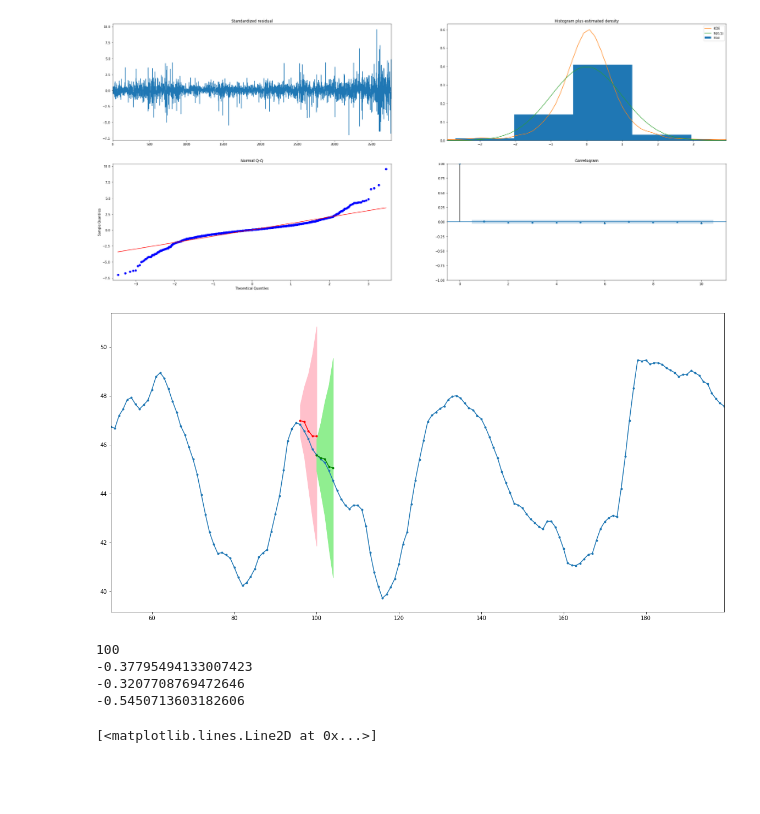
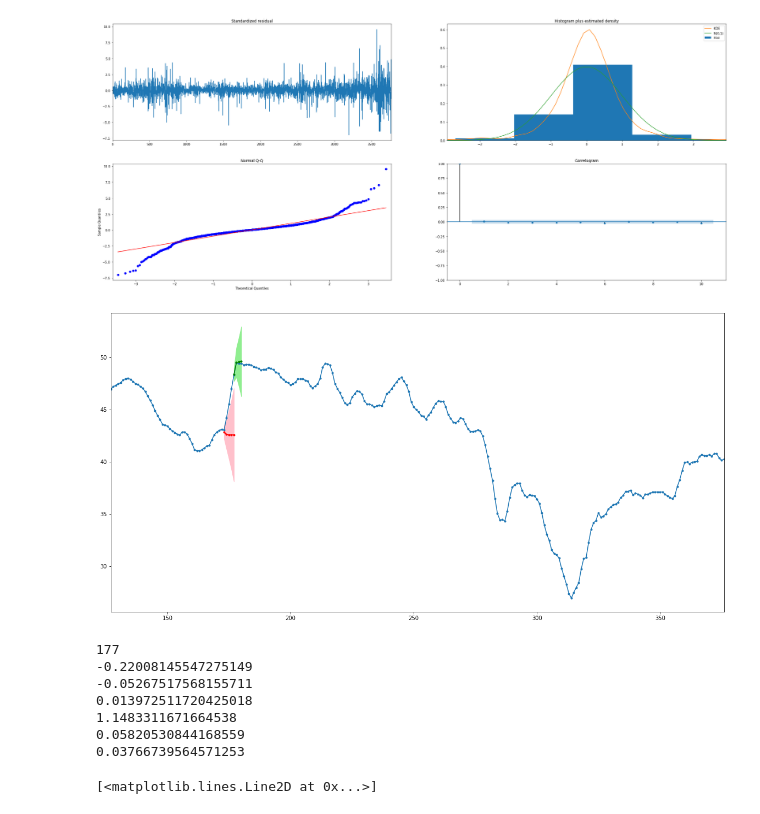
Before and after one commit to webclinic017/happycoding, a Jupyter notebook: Pair trade_Time_series/Back_test.ipynb, the cells around one changed output. Cells and saved outputs as stored; diff of their text form; code cells hidden in the pictures; blank space fills up the shorter version.

```diff
--- a/Pair trade_Time_series/Back_test.ipynb
+++ b/Pair trade_Time_series/Back_test.ipynb
@@ -101,35 +98,44 @@ Warnings:
 [1] Covariance matrix calculated using the outer product of gradients (complex-step).
 [figure]
 # %%
-test_start=-3700-71+100
+test_start=-3700-71+177
 back_forecast=results.get_prediction(start=test_start-4, end=test_start, dynamic=True)
-for_forecast=results.get_prediction(start=test_start, end=test_start+4, dynamic=True)
+for_forecast=results.get_prediction(start=test_start, end=test_start+3, dynamic=True)
 mean_forecast=back_forecast.predicted_mean
 mean_predict=for_forecast.predicted_mean
 
 conf_intervals=back_forecast.conf_int()
 for_intervals=for_forecast.conf_int()
 #conf_intervals.head()
 plt.figure(figsize=(20,10))
-test_data.Dog_leash[test_start-50:test_start+100].plot(marker='.')
+test_data.Dog_leash[test_start-50:test_start+200].plot(marker='.')
 plt.plot(mean_forecast.index, mean_forecast.values, color='red', marker='.', label='forecast')
 plt.plot(mean_predict.index, mean_predict.values, color='green', marker='.', label='prediction')
 plt.fill_between(conf_intervals.index, conf_intervals['lower Dog_leash'], conf_intervals['upper Dog_leash'], color='pink')
 plt.fill_between(for_intervals.index, for_intervals['lower Dog_leash'], for_intervals['upper Dog_leash'], color='lightgreen')
 plt.show()
 print(len(test_data.index)+test_start)
-first_var=test_data.iloc[len(test_data.index)+test_start-3,3]-mean_forecast[len(test_data.index)+test_start-3]
-second_var=test_data.iloc[len(test_data.index)+test_start-2,3]-mean_forecast[len(test_data.index)+test_start-2]
-third_var=test_data.iloc[len(test_data.index)+test_start-1,3]-mean_forecast[len(test_data.index)+test_start-1]
+first_var=mean_forecast[len(test_data.index)+test_start-3]-mean_forecast[len(test_data.index)+test_start-4]
+second_var=mean_forecast[len(test_data.index)+test_start-2]-mean_forecast[len(test_data.index)+test_start-3]
+third_var=mean_forecast[len(test_data.index)+test_start-1]-mean_forecast[len(test_data.index)+test_start-2]
+first_var_f=mean_predict[len(test_data.index)+test_start+1]-mean_predict[len(test_data.index)+test_start]
+second_var_f=mean_predict[len(test_data.index)+test_start+2]-mean_predict[len(test_data.index)+test_start+1]
+third_var_f=mean_predict[len(test_data.index)+test_start+3]-mean_predict[len(test_data.index)+test_start+2]
 print(first_var)
 print(second_var)
 print(third_var)
+print(first_var_f)
+print(second_var_f)
+print(third_var_f)
 # %% [output]
-[figure, old version]
+[figure, new version]
-100
--0.37795494133007423
--0.3207708769472646
--0.5450713603182606
+177
+-0.22008145547275149
+-0.05267517568155711
+0.013972511720425018
+1.1483311671664538
+0.05820530844168559
+0.03766739564571253
 # %%
 for_forecast=results.get_forecast(steps=10)
 fut_forecast=for_forecast.predicted_mean
```
Also changed, not shown: parts of 1 cell of this notebook, 1 other file.
